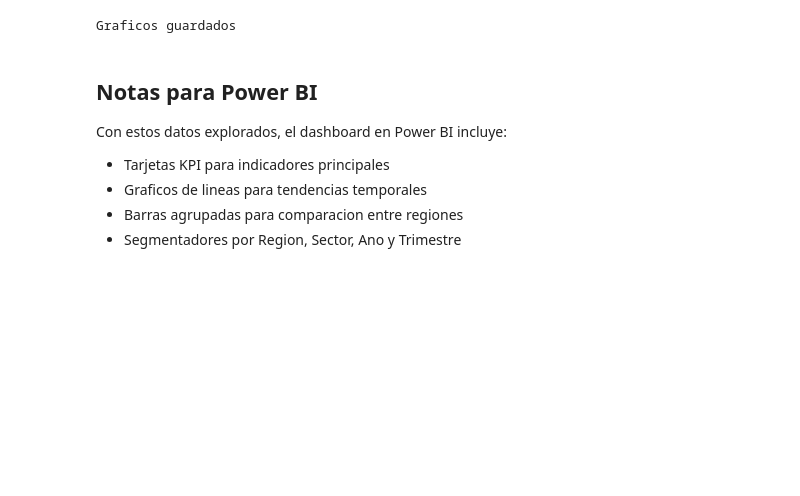
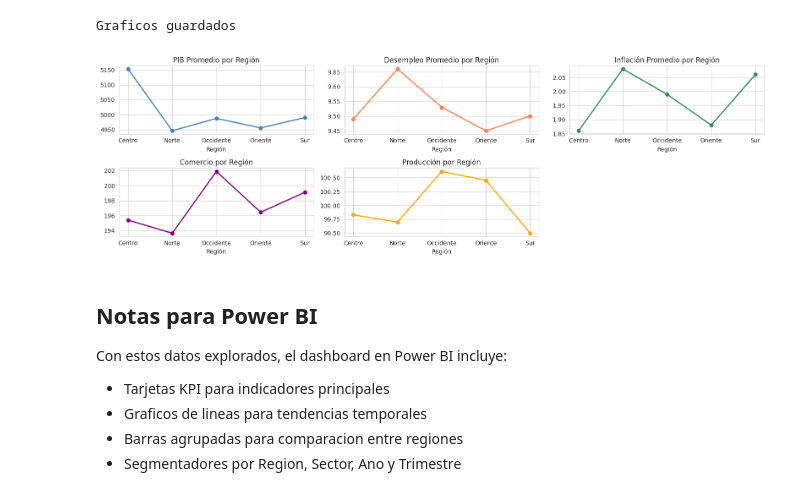
Before and after one commit to kappagirl/Entregables_Talento_Tech_TIC, a Jupyter notebook: Entregable_4/Entregable_4_Analisis.ipynb, the cells around one changed output. Drawn from its saved outputs; the diff is of its cells as text; code cells hidden in the pictures; blank space fills up the shorter version.

```diff
--- a/Entregable_4/Entregable_4_Analisis.ipynb
+++ b/Entregable_4/Entregable_4_Analisis.ipynb
@@ -149,6 +149,31 @@ print('Graficos guardados')
 # %% [output]
 [figure]
 Graficos guardados
+# %%
+fig, axes = plt.subplots(2, 3, figsize=(16, 5))
+axes = axes.flatten()
+
+por_region['PIB'].plot(marker='o', ax=axes[0], color='steelblue', linewidth=2)
+axes[0].set_title('PIB Promedio por Región')
+
+por_region['Tasa_Desempleo'].plot(marker='o', ax=axes[1], color='coral', linewidth=2)
+axes[1].set_title('Desempleo Promedio por Región')
+
+por_region['Inflación'].plot(marker='o', ax=axes[2], color='seagreen', linewidth=2)
+axes[2].set_title('Inflación Promedio por Región')
+
+por_region['Comercio_Exterior'].plot(marker='o', ax=axes[3], color='purple', linewidth=2)
+axes[3].set_title('Comercio por Región')
+
+por_region['Producción_Industrial'].plot(marker='o', ax=axes[4], color='orange', linewidth=2)
+axes[4].set_title('Producción por Región')
+
+fig.delaxes(axes[5])  # elimina la gráfica vacía
+
+plt.tight_layout()
+plt.show()
+# %% [output]
+[figure, added]
 # %% [markdown]
 ## Notas para Power BI
 
```
